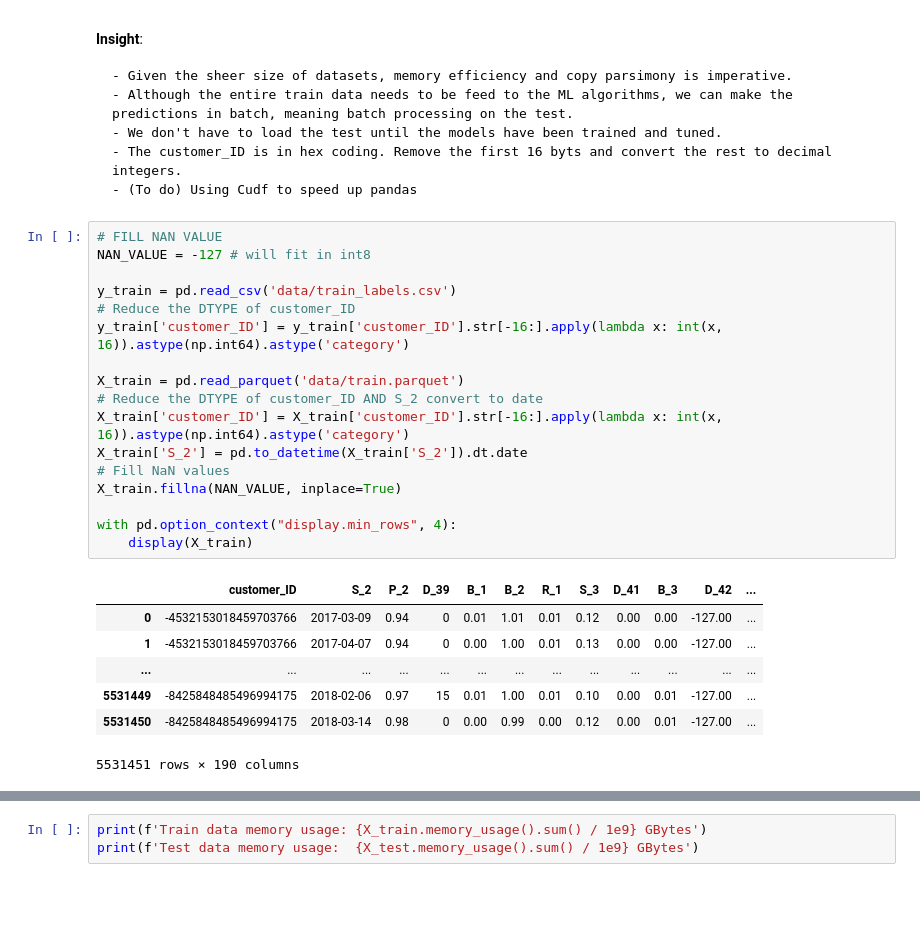
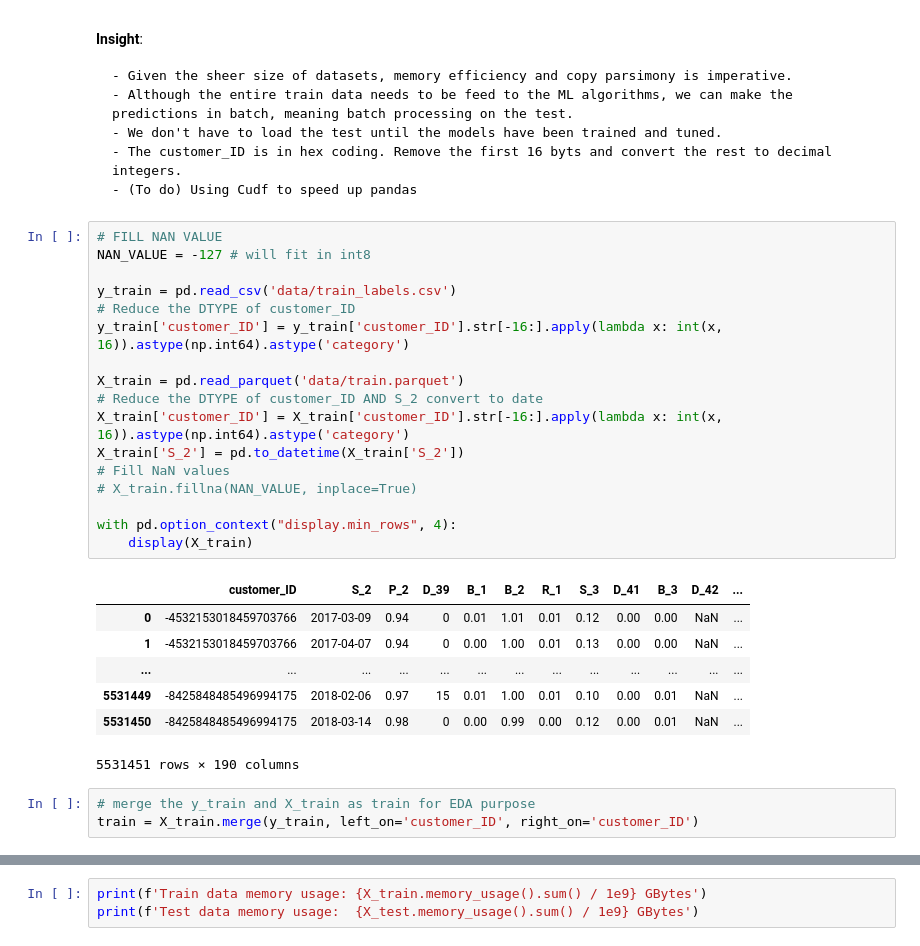
Before and after one commit to Dr-Spicy/AMEX_Default, a Jupyter notebook: Notebook.ipynb, the cells around one changed output, grey strips where cells are left out. Cells and saved outputs as stored; diff of their text form; blank space fills up the shorter version.

```diff
--- a/Notebook.ipynb
+++ b/Notebook.ipynb
@@ -93,28 +94,31 @@ Based on the above two points, we decide to use the data from [@RADDAR](https://
 # %%
 # FILL NAN VALUE
 NAN_VALUE = -127 # will fit in int8
 
 y_train = pd.read_csv('data/train_labels.csv')
 # Reduce the DTYPE of customer_ID
 y_train['customer_ID'] = y_train['customer_ID'].str[-16:].apply(lambda x: int(x, 16)).astype(np.int64).astype('category')
 
 X_train = pd.read_parquet('data/train.parquet')
 # Reduce the DTYPE of customer_ID AND S_2 convert to date
 X_train['customer_ID'] = X_train['customer_ID'].str[-16:].apply(lambda x: int(x, 16)).astype(np.int64).astype('category')
-X_train['S_2'] = pd.to_datetime(X_train['S_2']).dt.date
+X_train['S_2'] = pd.to_datetime(X_train['S_2'])
 # Fill NaN values
-X_train.fillna(NAN_VALUE, inplace=True)
+# X_train.fillna(NAN_VALUE, inplace=True)
 
 with pd.option_context("display.min_rows", 4):
     display(X_train)
 # %% [output]
 |  | customer_ID | S_2 | P_2 | D_39 | B_1 | B_2 | R_1 | S_3 | D_41 | B_3 | D_42 | ... |
-| 0 | -4532153018459703766 | 2017-03-09 | 0.94 | 0 | 0.01 | 1.01 | 0.01 | 0.12 | 0.00 | 0.00 | -127.00 | ... |
-| 1 | -4532153018459703766 | 2017-04-07 | 0.94 | 0 | 0.00 | 1.00 | 0.01 | 0.13 | 0.00 | 0.00 | -127.00 | ... |
+| 0 | -4532153018459703766 | 2017-03-09 | 0.94 | 0 | 0.01 | 1.01 | 0.01 | 0.12 | 0.00 | 0.00 | NaN | ... |
+| 1 | -4532153018459703766 | 2017-04-07 | 0.94 | 0 | 0.00 | 1.00 | 0.01 | 0.13 | 0.00 | 0.00 | NaN | ... |
 | ... | ... | ... | ... | ... | ... | ... | ... | ... | ... | ... | ... | ... |
-| 5531449 | -8425848485496994175 | 2018-02-06 | 0.97 | 15 | 0.01 | 1.00 | 0.01 | 0.10 | 0.00 | 0.01 | -127.00 | ... |
-| 5531450 | -8425848485496994175 | 2018-03-14 | 0.98 | 0 | 0.00 | 0.99 | 0.00 | 0.12 | 0.00 | 0.01 | -127.00 | ... |
+| 5531449 | -8425848485496994175 | 2018-02-06 | 0.97 | 15 | 0.01 | 1.00 | 0.01 | 0.10 | 0.00 | 0.01 | NaN | ... |
+| 5531450 | -8425848485496994175 | 2018-03-14 | 0.98 | 0 | 0.00 | 0.99 | 0.00 | 0.12 | 0.00 | 0.01 | NaN | ... |
 5531451 rows × 190 columns
+# %%
+# merge the y_train and X_train as train for EDA purpose
+train = X_train.merge(y_train, left_on='customer_ID', right_on='customer_ID')
 # %%
 X_test = pd.read_parquet('data/test.parquet')
 # REDUCE DTYPE FOR CUSTOMER AND DATE
```
Also changed, not shown: parts of 51 cells of this notebook.
